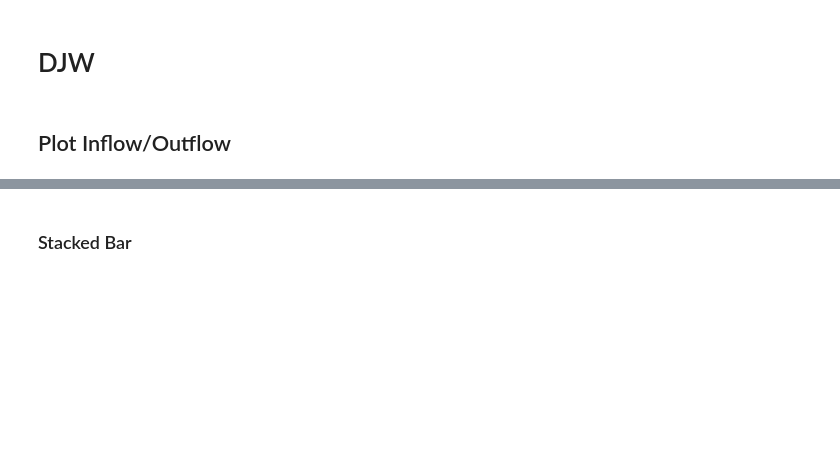
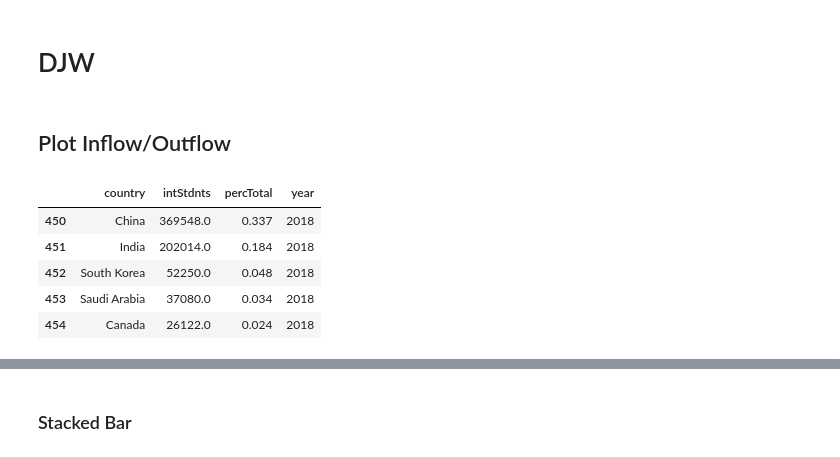
Before and after one commit to evsc/datathon_intStdnts, a Jupyter notebook: exchange_of_students.ipynb, the cells around one changed output, grey strips where cells are left out. Saved outputs shown, nothing was run; the diff lists cells and outputs as text; code cells hidden in the pictures; blank space fills up the shorter version.

```diff
--- a/exchange_of_students.ipynb
+++ b/exchange_of_students.ipynb
@@ -340,5 +348,13 @@ map.show()
 # %% [markdown]
 ## Plot Inflow/Outflow
 # %%
-dw_in = data_in_1.copy(deep=True)
+dw_in = data_in_1.query('year == 2018').copy(deep=True)
+dw_in.head()
+# %% [output]
+|  | country | intStdnts | percTotal | year |
+| 450 | China | 369548.0 | 0.337 | 2018 |
+| 451 | India | 202014.0 | 0.184 | 2018 |
+| 452 | South Korea | 52250.0 | 0.048 | 2018 |
+| 453 | Saudi Arabia | 37080.0 | 0.034 | 2018 |
+| 454 | Canada | 26122.0 | 0.024 | 2018 |
 # %%
```
Also changed, not shown: parts of 14 cells of this notebook, 1 other file.
